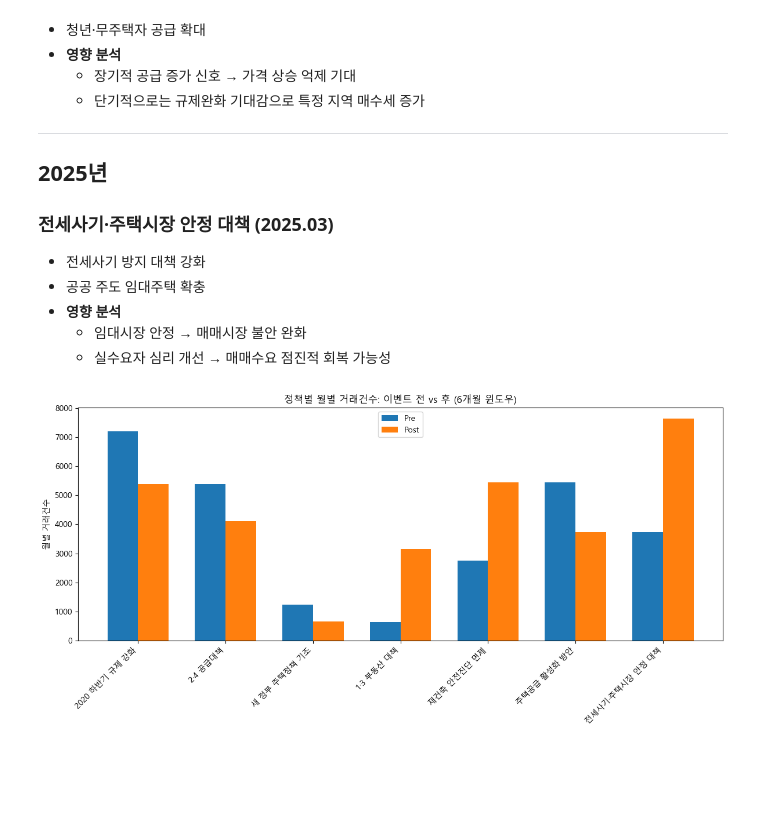
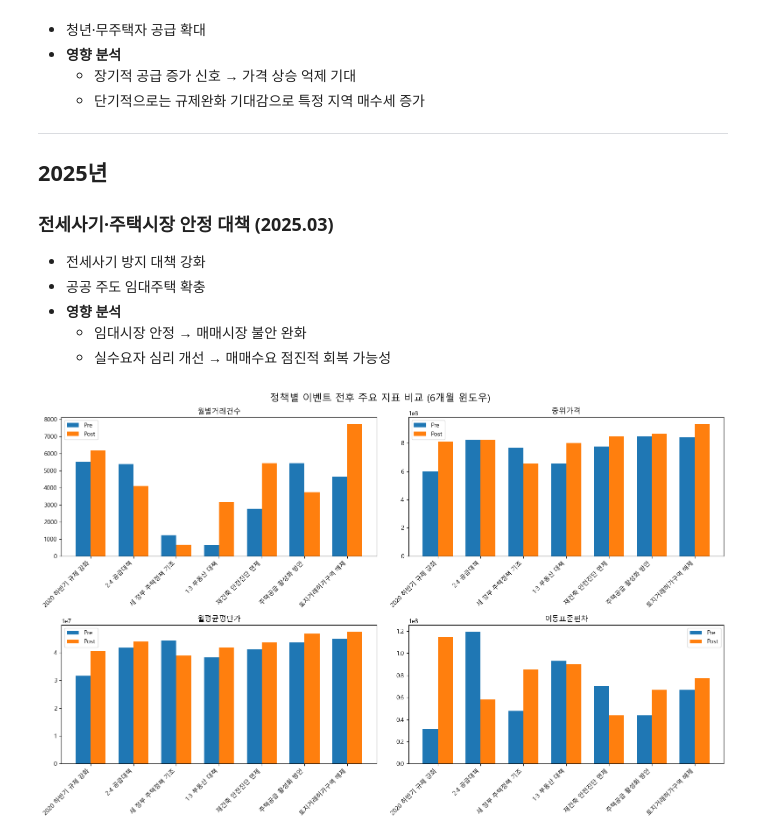
Before and after one commit to krystallinekim/pjt-DataAnalysis-Korean_Real_Estate, a Jupyter notebook: 04-2_event_story.ipynb, the cells around one changed output. Drawn from its saved outputs; the diff is of its cells as text; code cells hidden in the pictures; blank space fills up the shorter version.

```diff
--- a/04-2_event_story.ipynb
+++ b/04-2_event_story.ipynb
@@ -133,13 +133,13 @@ monthly_stats_area, _ = calc_monthly_annual(df_sales, '면적구분')
 df_sales['정책이벤트'] = None
 
 events = [
-    {'정책명': '2020 하반기 규제 강화', '월': '2020-07'},
+    {'정책명': '2020 하반기 규제 강화', '월': '2020-06'},
     {'정책명': '2·4 공급대책', '월': '2021-02'},
     {'정책명': '새 정부 주택정책 기조', '월': '2022-05'},
     {'정책명': '1·3 부동산 대책', '월': '2023-01'},
     {'정책명': '재건축 안전진단 면제', '월': '2024-01'},
     {'정책명': '주택공급 활성화 방안', '월': '2024-08'},
-    {'정책명': '전세사기·주택시장 안정 대책', '월': '2025-03'},
+    {'정책명': '토지거래허가구역 해제', '월': '2025-01'},
 ]
 
 for event in events:
@@ -205,35 +205,43 @@ for event in events:
 
 # for policy, stats in event_results_12.items():
 #     display(policy, stats)
-# %%
-import matplotlib.pyplot as plt
-import pandas as pd
-
-# 예시: event_results_6 데이터를 DataFrame으로 변환
-policies = list(event_results_6.keys())
-pre_values = [event_results_6[p]['pre_avg']['월별거래건수'] for p in policies]
-post_values = [event_results_6[p]['post_avg']['월별거래건수'] for p in policies]
-
-df_plot = pd.DataFrame({
-    'Policy': policies,
-    'Pre': pre_values,
-    'Post': post_values
-})
-
-# 막대그래프 그리기
-fig, ax = plt.subplots(figsize=(12,6))
-width = 0.35
-x = range(len(df_plot))
-
-ax.bar([i - width/2 for i in x], df_plot['Pre'], width, label='Pre')
-ax.bar([i + width/2 for i in x], df_plot['Post'], width, label='Post')
-
-ax.set_xticks(x)
-ax.set_xticklabels(df_plot['Policy'], rotation=45, ha='right')
-ax.set_ylabel('월별 거래건수')
-ax.set_title('정책별 월별 거래건수: 이벤트 전 vs 후 (6개월 윈도우)')
-ax.legend()
-plt.tight_layout()
-plt.show()
-# %% [output]
-[figure, removed]
+# %%
+# 정책 리스트
+policies = list(event_results_12.keys())
+
+# 비교할 지표
+metrics = ['월별거래건수', '중위가격', '월평균평단가', '이동표준편차']
+
+# 데이터프레임 준비
+plot_data = {}
+for metric in metrics:
+    pre_values = [event_results_6[p]['pre_avg'][metric] for p in policies]
+    post_values = [event_results_6[p]['post_avg'][metric] for p in policies]
+    plot_data[metric] = pd.DataFrame({
+        'Policy': policies,
+        'Pre': pre_values,
+        'Post': post_values
+    })
+
+# 시각화
+fig, axes = plt.subplots(2, 2, figsize=(16, 10))
+axes = axes.flatten()
+
+for i, metric in enumerate(metrics):
+    df_plot = plot_data[metric]
+    width = 0.35
+    x = range(len(df_plot))
+
+    axes[i].bar([j - width/2 for j in x], df_plot['Pre'], width, label='Pre')
+    axes[i].bar([j + width/2 for j in x], df_plot['Post'], width, label='Post')
+
+    axes[i].set_xticks(x)
+    axes[i].set_xticklabels(df_plot['Policy'], rotation=45, ha='right')
+    axes[i].set_title(metric)
+    axes[i].legend()
+
+fig.suptitle('정책별 이벤트 전후 주요 지표 비교 (6개월 윈도우)', fontsize=16)
+plt.tight_layout()
+plt.show()
+# %% [output]
+[figure, added]
```
Also changed, not shown: parts of 5 cells of this notebook.
